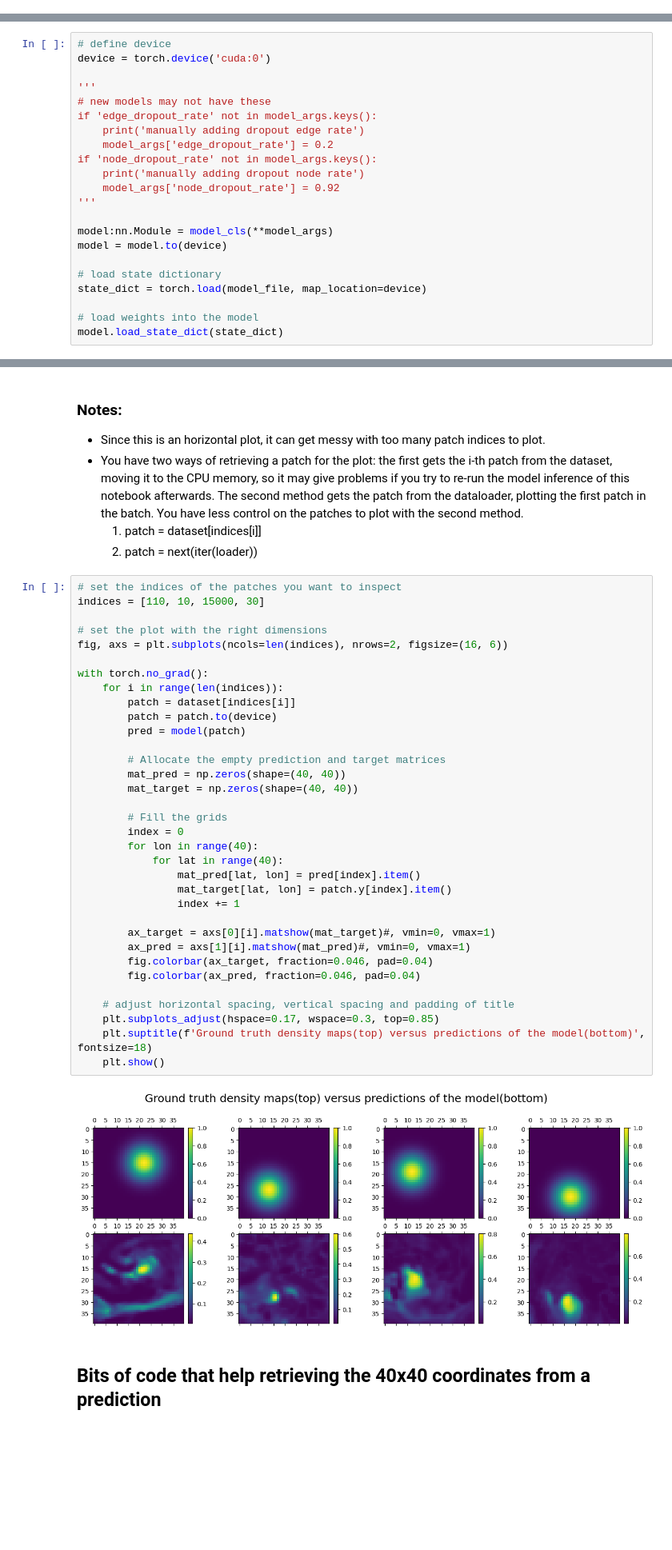
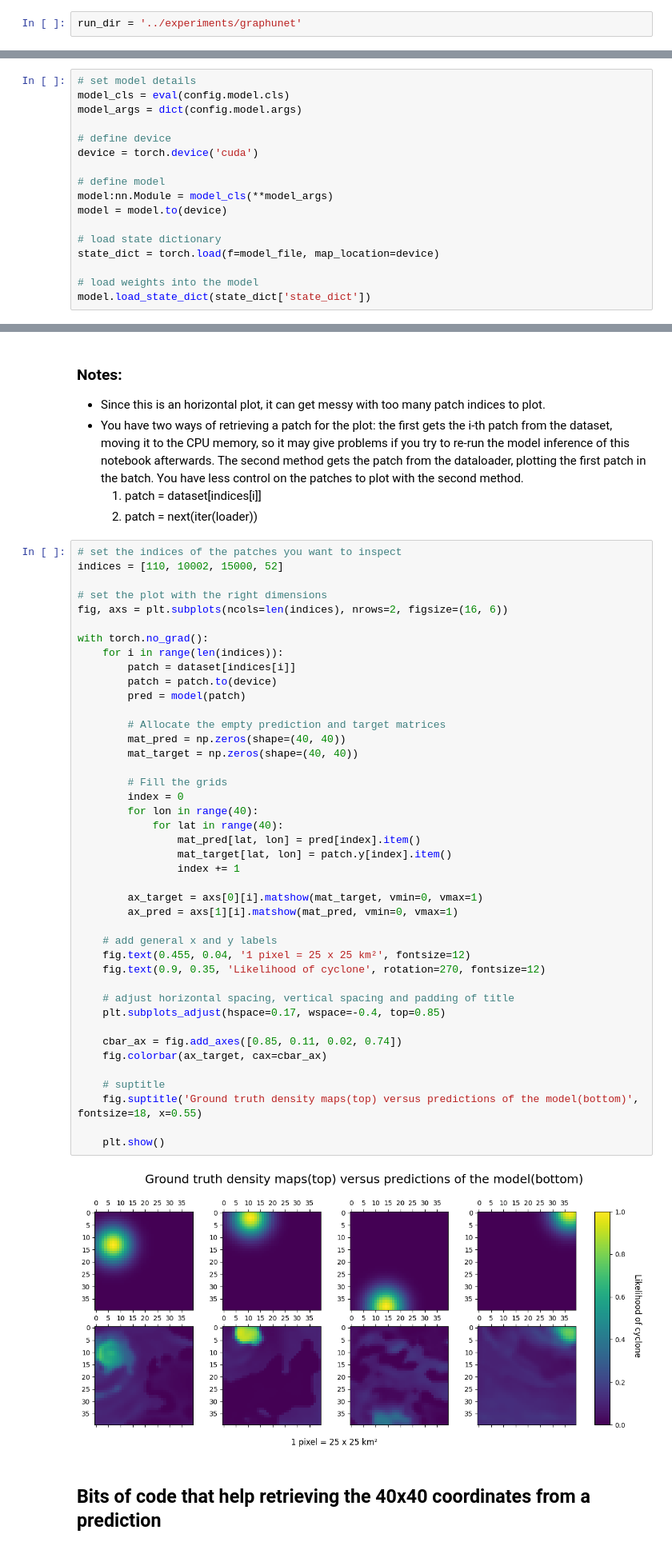
Before and after one commit to CMCC-Foundation/ml-tropical-cyclones-detection, a Jupyter notebook: src/fast graph inference.ipynb, the cells around one changed output, grey strips where cells are left out. Shown: that part at 80% size. Cells and saved outputs as stored; diff of their text form; blank space fills up the shorter version.

```diff
--- a/src/fast graph inference.ipynb
+++ b/src/fast graph inference.ipynb
@@ -18,3 +23,5 @@ from tropical_cyclone.tester import GraphTester
+# %%
+run_dir = '../experiments/graphunet'
 # %% [markdown]
 ## Configuration file parsing
 # %%
@@ -75,25 +95,20 @@ loader = DataLoader(dataset, batch_size=batch_size, shuffle=False, drop_last=Fal
 # %%
+# set model details
+model_cls = eval(config.model.cls)
+model_args = dict(config.model.args)
+
 # define device
-device = torch.device('cuda:0')
+device = torch.device('cuda')
 
-'''
-# new models may not have these
-if 'edge_dropout_rate' not in model_args.keys():
-    print('manually adding dropout edge rate')
-    model_args['edge_dropout_rate'] = 0.2
-if 'node_dropout_rate' not in model_args.keys():
-    print('manually adding dropout node rate')
-    model_args['node_dropout_rate'] = 0.92
-'''
-
+# define model
 model:nn.Module = model_cls(**model_args)
 model = model.to(device)
 
 # load state dictionary
-state_dict = torch.load(model_file, map_location=device)
+state_dict = torch.load(f=model_file, map_location=device)
 
 # load weights into the model
-model.load_state_dict(state_dict)
+model.load_state_dict(state_dict['state_dict'])
 # %% [output]
 <All keys matched successfully>
 # %% [markdown]
@@ -119,40 +137,48 @@ Threshold: 0.5
     2. patch = next(iter(loader))
 # %%
 # set the indices of the patches you want to inspect
-indices = [110, 10, 15000, 30]
+indices = [110, 10002, 15000, 52]
 
 # set the plot with the right dimensions
 fig, axs = plt.subplots(ncols=len(indices), nrows=2, figsize=(16, 6))
 
 with torch.no_grad():
     for i in range(len(indices)):
         patch = dataset[indices[i]]
         patch = patch.to(device)
         pred = model(patch)
 
         # Allocate the empty prediction and target matrices
         mat_pred = np.zeros(shape=(40, 40))
         mat_target = np.zeros(shape=(40, 40))
 
         # Fill the grids
         index = 0
         for lon in range(40):
             for lat in range(40):
                 mat_pred[lat, lon] = pred[index].item()
                 mat_target[lat, lon] = patch.y[index].item()
                 index += 1
 
-        ax_target = axs[0][i].matshow(mat_target)#, vmin=0, vmax=1)
-        ax_pred = axs[1][i].matshow(mat_pred)#, vmin=0, vmax=1)
-        fig.colorbar(ax_target, fraction=0.046, pad=0.04)
-        fig.colorbar(ax_pred, fraction=0.046, pad=0.04)
+        ax_target = axs[0][i].matshow(mat_target, vmin=0, vmax=1)
+        ax_pred = axs[1][i].matshow(mat_pred, vmin=0, vmax=1)
+
+    # add general x and y labels
+    fig.text(0.455, 0.04, '1 pixel = 25 x 25 km²', fontsize=12)
+    fig.text(0.9, 0.35, 'Likelihood of cyclone', rotation=270, fontsize=12)
 
     # adjust horizontal spacing, vertical spacing and padding of title
-    plt.subplots_adjust(hspace=0.17, wspace=0.3, top=0.85)
-    plt.suptitle(f'Ground truth density maps(top) versus predictions of the model(bottom)', fontsize=18)
+    plt.subplots_adjust(hspace=0.17, wspace=-0.4, top=0.85)
+
+    cbar_ax = fig.add_axes([0.85, 0.11, 0.02, 0.74])
+    fig.colorbar(ax_target, cax=cbar_ax)
+
+    # suptitle
+    fig.suptitle('Ground truth density maps(top) versus predictions of the model(bottom)', fontsize=18, x=0.55)
+
     plt.show()
 # %% [output]
-[figure, old version]
+[figure, new version]
 # %% [markdown]
 ## Bits of code that help retrieving the 40x40 coordinates from a prediction
 # %%
```
Also changed, not shown: parts of 13 cells of this notebook, 9 other files.
